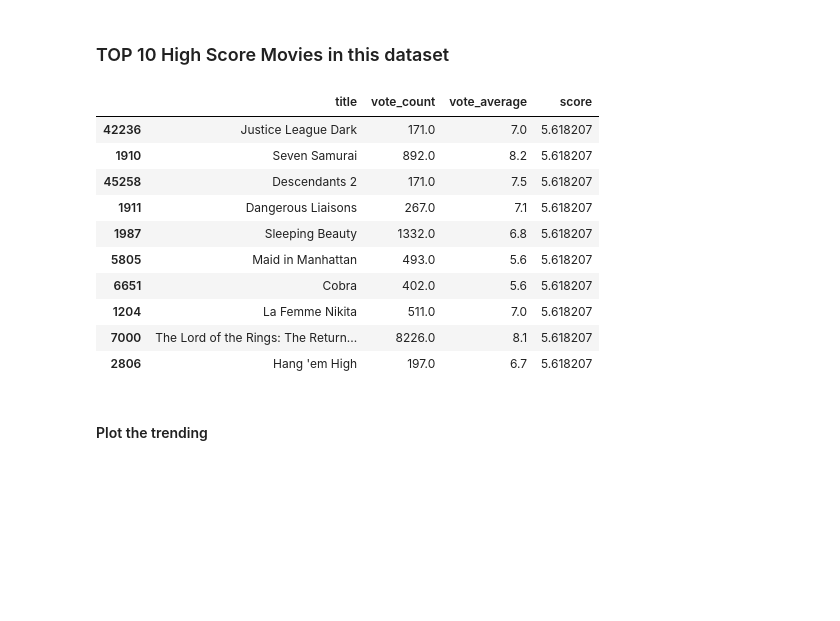
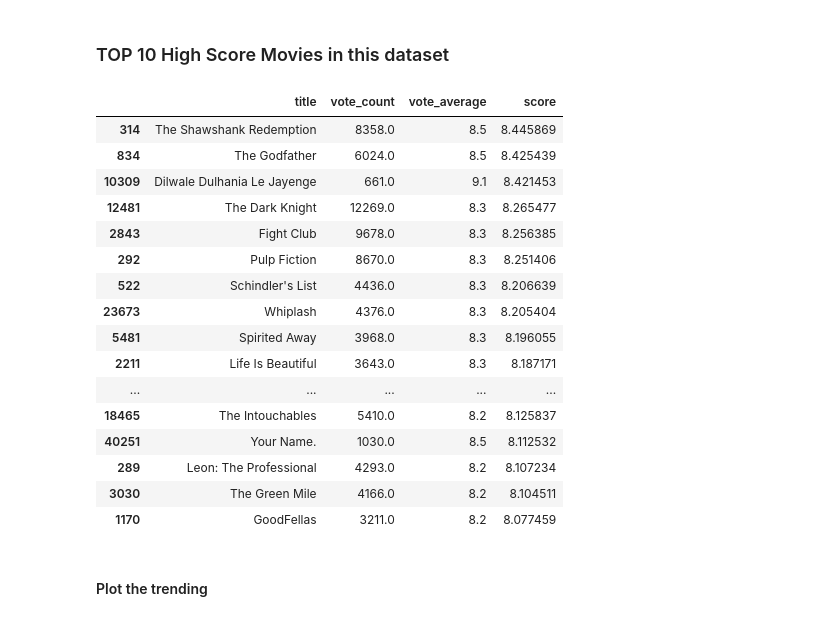
Before and after one commit to TanatB/Movies_Recommendation, a Jupyter notebook: main.ipynb, the cells around one changed output. Drawn from its saved outputs; the diff is of its cells as text; code cells hidden in the pictures; blank space fills up the shorter version.

Commit message:
Fixed Top voted score Movies (previously have the same score).

```diff
--- a/main.ipynb
+++ b/main.ipynb
@@ -121,7 +123,8 @@ q_movies = movies_metadata_df[movies_metadata_df['vote_count'] >= m]
 def weighted_rating(x, m=m, c=c):
     v = x['vote_count']
     R = x['vote_average']
-    return (v / (v + m) * c + (m / (v + m) * c))
+
+    return (v / (v + m) * R) + (m / (v + m) * c)
 # %%
 q_movies['score'] = q_movies.apply(weighted_rating, axis=1)
 # %% [output]
@@ -135,19 +138,25 @@ See the caveats in the documentation: https://pandas.pydata.org/pandas-docs/stab
 # %%
 trending_movies = q_movies.sort_values('score', ascending=False)
 # %%
-trending_movies[['title', 'vote_count', 'vote_average', 'score']].head(10)
+trending_movies[['title', 'vote_count', 'vote_average', 'score']].head(20)
 # %% [output]
 |  | title | vote_count | vote_average | score |
-| 42236 | Justice League Dark | 171.0 | 7.0 | 5.618207 |
-| 1910 | Seven Samurai | 892.0 | 8.2 | 5.618207 |
-| 45258 | Descendants 2 | 171.0 | 7.5 | 5.618207 |
-| 1911 | Dangerous Liaisons | 267.0 | 7.1 | 5.618207 |
-| 1987 | Sleeping Beauty | 1332.0 | 6.8 | 5.618207 |
-| 5805 | Maid in Manhattan | 493.0 | 5.6 | 5.618207 |
-| 6651 | Cobra | 402.0 | 5.6 | 5.618207 |
-| 1204 | La Femme Nikita | 511.0 | 7.0 | 5.618207 |
-| 7000 | The Lord of the Rings: The Return... | 8226.0 | 8.1 | 5.618207 |
-| 2806 | Hang 'em High | 197.0 | 6.7 | 5.618207 |
+| 314 | The Shawshank Redemption | 8358.0 | 8.5 | 8.445869 |
+| 834 | The Godfather | 6024.0 | 8.5 | 8.425439 |
+| 10309 | Dilwale Dulhania Le Jayenge | 661.0 | 9.1 | 8.421453 |
+| 12481 | The Dark Knight | 12269.0 | 8.3 | 8.265477 |
+| 2843 | Fight Club | 9678.0 | 8.3 | 8.256385 |
+| 292 | Pulp Fiction | 8670.0 | 8.3 | 8.251406 |
+| 522 | Schindler's List | 4436.0 | 8.3 | 8.206639 |
+| 23673 | Whiplash | 4376.0 | 8.3 | 8.205404 |
+| 5481 | Spirited Away | 3968.0 | 8.3 | 8.196055 |
+| 2211 | Life Is Beautiful | 3643.0 | 8.3 | 8.187171 |
+| ... | ... | ... | ... | ... |
+| 18465 | The Intouchables | 5410.0 | 8.2 | 8.125837 |
+| 40251 | Your Name. | 1030.0 | 8.5 | 8.112532 |
+| 289 | Leon: The Professional | 4293.0 | 8.2 | 8.107234 |
+| 3030 | The Green Mile | 4166.0 | 8.2 | 8.104511 |
+| 1170 | GoodFellas | 3211.0 | 8.2 | 8.077459 |
 # %% [markdown]
 #### Plot the trending
 # %%
```
Also changed, not shown: parts of 2 cells of this notebook.
